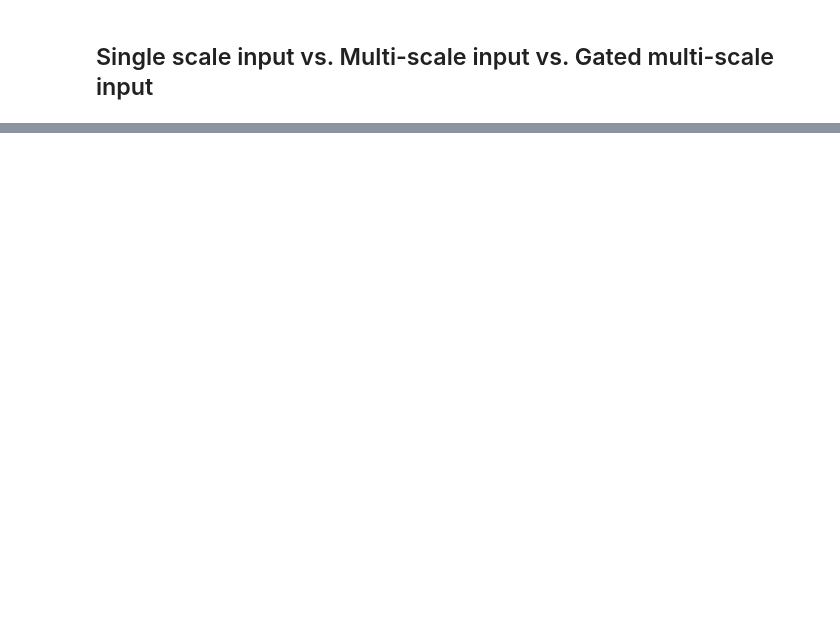
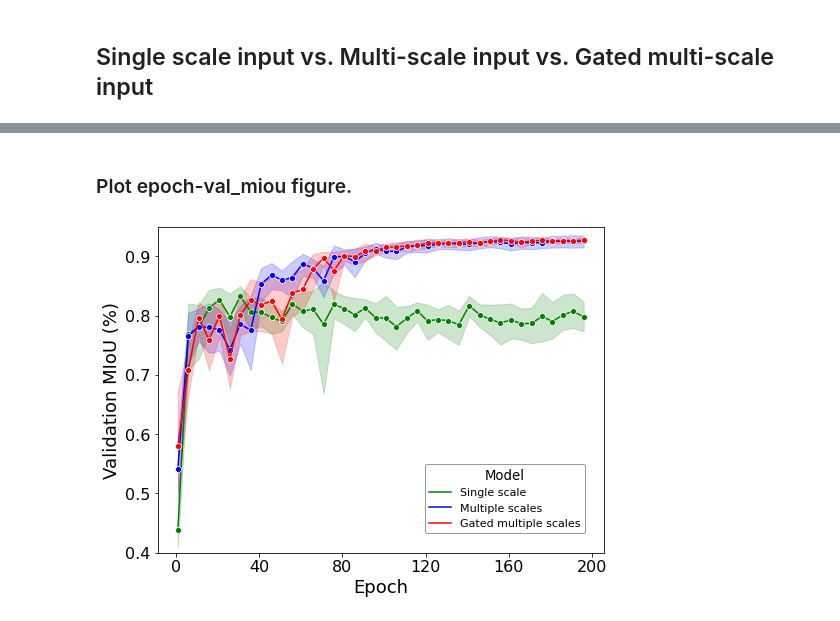
Before and after one commit to xinluo2018/Tibet-Water-2020, a Jupyter notebook: visual/methods_compare.ipynb, the cells around one changed output, grey strips where cells are left out. Cells and saved outputs as stored; diff of their text form; code cells hidden in the pictures; blank space fills up the shorter version.

```diff
--- a/visual/methods_compare.ipynb
+++ b/visual/methods_compare.ipynb
@@ -86,0 +95,8 @@ metrics_plot(metrics=metrics_sel, \
+# %%
+### metrics path
+dir_metric_gscales = config.root_proj + '/model/pretrained/model_gscales_test'
+paths_metric_gscales = glob(dir_metric_gscales + '/*metrics*')
+dir_metric_scales = config.root_proj + '/model/pretrained/model_scales_test'
+paths_metric_scales = glob(dir_metric_scales + '/*metrics*')
+dir_metric_single = config.root_proj + '/model/pretrained/model_single_test'
+paths_metric_single = glob(dir_metric_single + '/*metrics*')
@@ -86,0 +105,9 @@ metrics_plot(metrics=metrics_sel, \
+# %%
+metrics_gscales = metrics_merge(paths_metric_gscales, new_col='i_test', sam=5)
+metrics_scales = metrics_merge(paths_metric_scales, new_col='i_test', sam=5)
+metrics_single = metrics_merge(paths_metric_single, new_col='i_test', sam=5)
+metrics_models = metrics_merge([metrics_single, metrics_scales, metrics_gscales], new_col='i_model')
+
+print(metrics_models.head())
+print('gscales model: ',metrics_gscales.shape)
+print('models:', metrics_models.shape)
@@ -86,0 +123,6 @@ metrics_plot(metrics=metrics_sel, \
+# %%
+### change the column name and the corresponding values
+metrics_models_ = metrics_models.rename(columns={'i_model': 'Model'})
+metrics_models_['Model'] = metrics_models_['Model'].replace([1], 'Single scale')
+metrics_models_['Model'] = metrics_models_['Model'].replace([2], 'Multiple scales')
+metrics_models_['Model'] = metrics_models_['Model'].replace([3], 'Gated multiple scales')
@@ -86,0 +143,25 @@ metrics_plot(metrics=metrics_sel, \
+# %% [markdown]
+### Plot epoch-val_miou figure.
+# %%
+plt.rcParams.update({'font.size': 16})
+colors = ['green', 'blue', 'red']
+
+fig = plt.figure(figsize=(8,6))
+ax = fig.add_subplot(111)
+sns.lineplot(data=metrics_models_, x='epoch', y='val_miou', \
+                hue='Model', palette=colors, marker='o', \
+                ci=95, ax=ax)
+
+# ax.legend().set_visible(False)
+ax.legend(title ='Model', title_fontsize='small', edgecolor='0.5', \
+          fontsize='x-small', loc='upper right', bbox_to_anchor=(0.47, -0.21, 0.5, 0.5))
+ax.set_ylim(top=0.95, bottom=0.4)
+y_major_locator=MultipleLocator(0.1)
+ax.yaxis.set_major_locator(y_major_locator)
+x_major_locator=MultipleLocator(40)
+ax.xaxis.set_major_locator(x_major_locator)
+ax.set_xlabel('Epoch', fontsize=18)
+ax.set_ylabel('Validation MIoU (%)', fontsize=18)
+# plt.savefig(config.root_proj + '/figure/miou_methods_compare.png', bbox_inches='tight')
+# %% [output]
+[figure, added]
```
Also changed, not shown: parts of 16 cells of this notebook, 18 other files.
